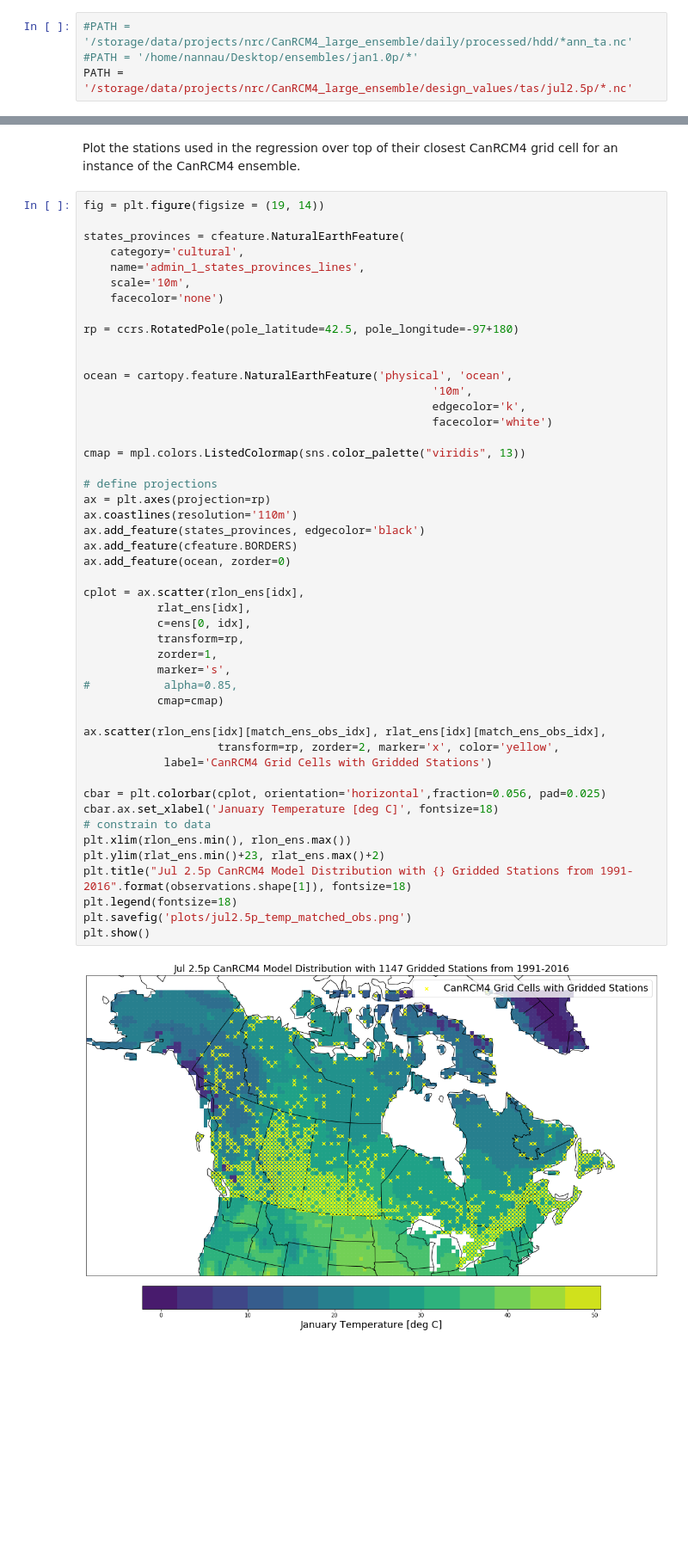
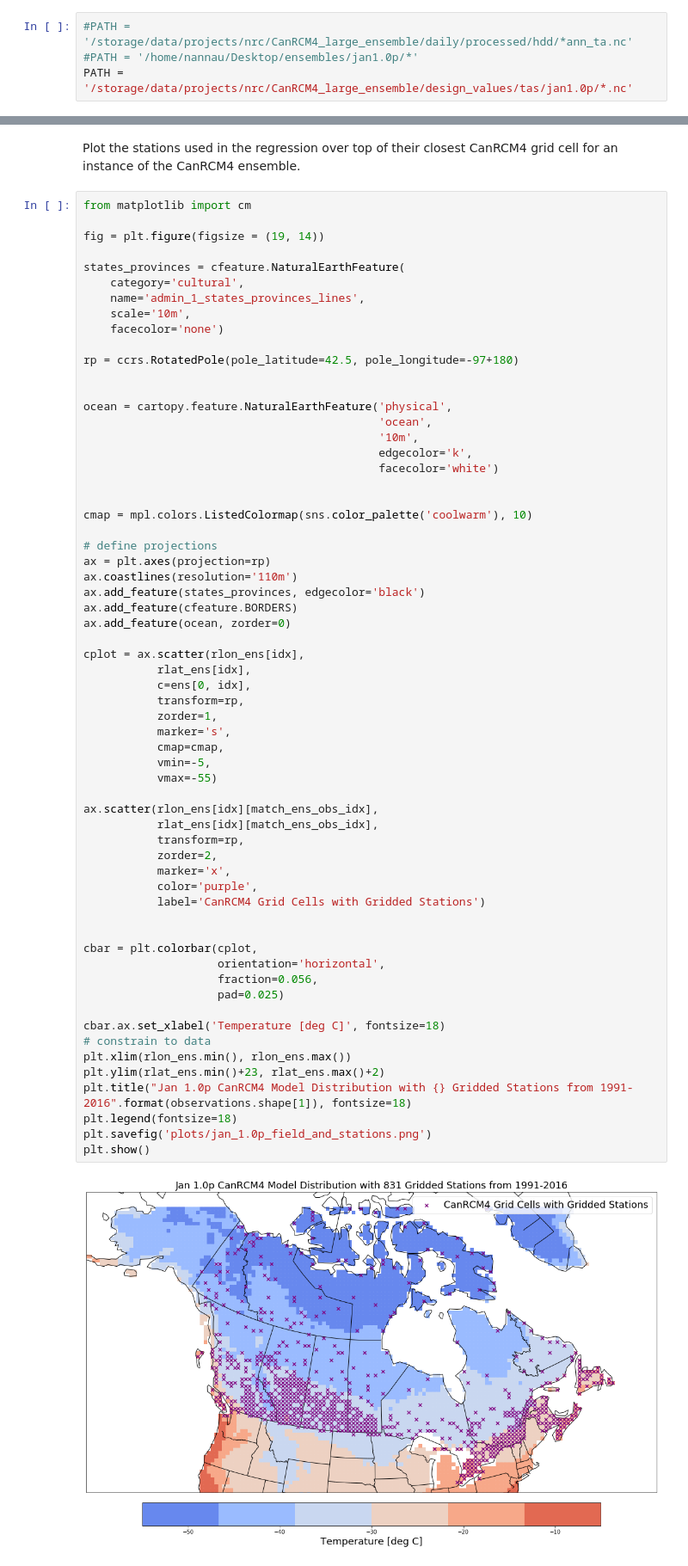
Before and after one commit to pacificclimate/climpyrical, a Jupyter notebook: Python/testing.ipynb, the cells around one changed output, grey strips where cells are left out. Shown: that part at 86% size. Saved outputs shown, nothing was run; the diff lists cells and outputs as text; blank space fills up the shorter version.

```diff
--- a/Python/testing.ipynb
+++ b/Python/testing.ipynb
@@ -28,7 +25,7 @@ Use a wildcard and specify the path of the ensemble members for the design value
 # %%
 #PATH = '/storage/data/projects/nrc/CanRCM4_large_ensemble/daily/processed/hdd/*ann_ta.nc'
 #PATH = '/home/nannau/Desktop/ensembles/jan1.0p/*'
-PATH = '/storage/data/projects/nrc/CanRCM4_large_ensemble/design_values/tas/jul2.5p/*.nc'
+PATH = '/storage/data/projects/nrc/CanRCM4_large_ensemble/design_values/tas/jan1.0p/*.nc'
 # %% [markdown]
 Read in ensembles and put in a xarray dataset
 # %%
@@ -293,6 +302,8 @@ plt.savefig('plots/first_predictions_using_pseudo_obs.pdf')
 # %% [markdown]
 Plot the stations used in the regression over top of their closest CanRCM4 grid cell for an instance of the CanRCM4 ensemble.
 # %%
+from matplotlib import cm
+
 fig = plt.figure(figsize = (19, 14))
 
 states_provinces = cfeature.NaturalEarthFeature(
@@ -300,45 +311,57 @@ states_provinces = cfeature.NaturalEarthFeature(
     name='admin_1_states_provinces_lines',
     scale='10m',
     facecolor='none')
 
 rp = ccrs.RotatedPole(pole_latitude=42.5, pole_longitude=-97+180)
 
 
-ocean = cartopy.feature.NaturalEarthFeature('physical', 'ocean',
-                                                    '10m',
-                                                    edgecolor='k',
-                                                    facecolor='white')
+ocean = cartopy.feature.NaturalEarthFeature('physical',
+                                            'ocean',
+                                            '10m',
+                                            edgecolor='k',
+                                            facecolor='white')
 
-cmap = mpl.colors.ListedColormap(sns.color_palette("viridis", 13))
+
+cmap = mpl.colors.ListedColormap(sns.color_palette('coolwarm'), 10)
 
 # define projections
 ax = plt.axes(projection=rp)
 ax.coastlines(resolution='110m')
 ax.add_feature(states_provinces, edgecolor='black')
 ax.add_feature(cfeature.BORDERS)
 ax.add_feature(ocean, zorder=0)
 
 cplot = ax.scatter(rlon_ens[idx],
            rlat_ens[idx],
            c=ens[0, idx],
            transform=rp,
            zorder=1,
            marker='s',
-#           alpha=0.85,
-           cmap=cmap)
+           cmap=cmap,
+           vmin=-5,
+           vmax=-55)
 
-ax.scatter(rlon_ens[idx][match_ens_obs_idx], rlat_ens[idx][match_ens_obs_idx],
-                    transform=rp, zorder=2, marker='x', color='yellow',
-            label='CanRCM4 Grid Cells with Gridded Stations')
+ax.scatter(rlon_ens[idx][match_ens_obs_idx],
+           rlat_ens[idx][match_ens_obs_idx],
+           transform=rp,
+           zorder=2,
+           marker='x',
+           color='purple',
+           label='CanRCM4 Grid Cells with Gridded Stations')
 
-cbar = plt.colorbar(cplot, orientation='horizontal',fraction=0.056, pad=0.025)
-cbar.ax.set_xlabel('January Temperature [deg C]', fontsize=18)
+
+cbar = plt.colorbar(cplot,
+                    orientation='horizontal',
+                    fraction=0.056,
+                    pad=0.025)
+
+cbar.ax.set_xlabel('Temperature [deg C]', fontsize=18)
 # constrain to data
 plt.xlim(rlon_ens.min(), rlon_ens.max())
 plt.ylim(rlat_ens.min()+23, rlat_ens.max()+2)
-plt.title("Jul 2.5p CanRCM4 Model Distribution with {} Gridded Stations from 1991-2016".format(observations.shape[1]), fontsize=18)
+plt.title("Jan 1.0p CanRCM4 Model Distribution with {} Gridded Stations from 1991-2016".format(observations.shape[1]), fontsize=18)
 plt.legend(fontsize=18)
-plt.savefig('plots/jul2.5p_temp_matched_obs.png')
+plt.savefig('plots/jan_1.0p_field_and_stations.png')
 plt.show()
 # %% [output]
-[figure, old version]
+[figure, new version]
```
Also changed, not shown: parts of 6 cells of this notebook.
